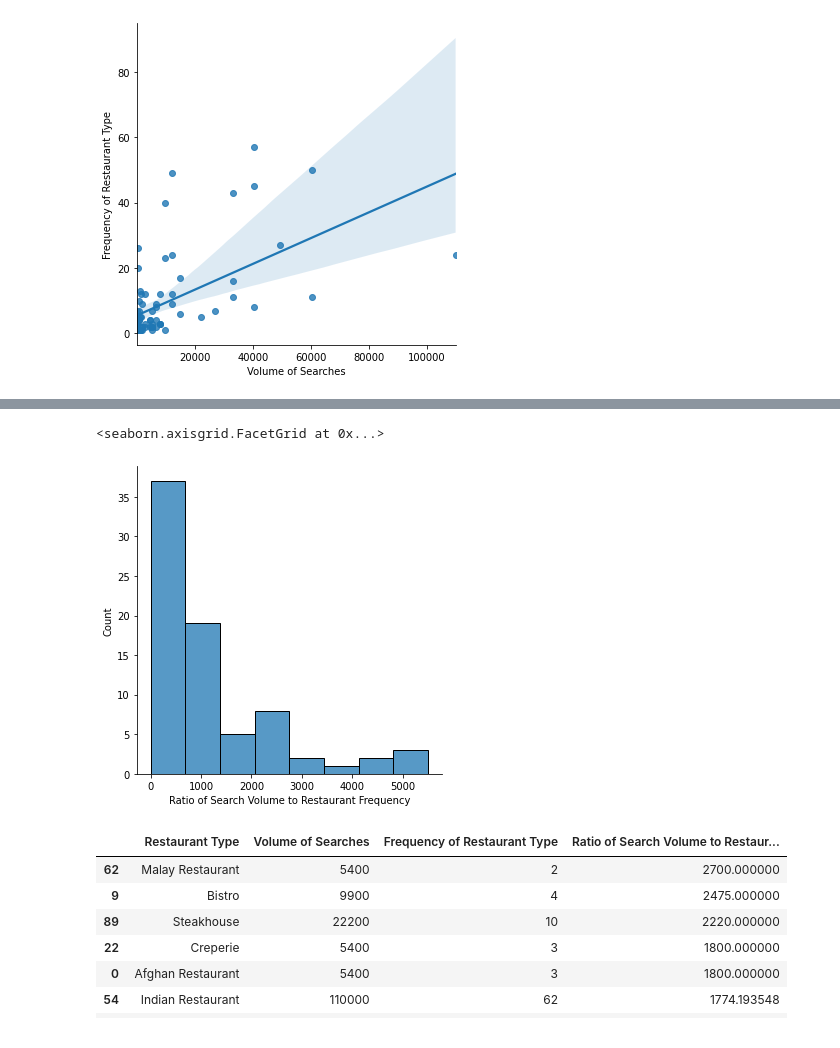
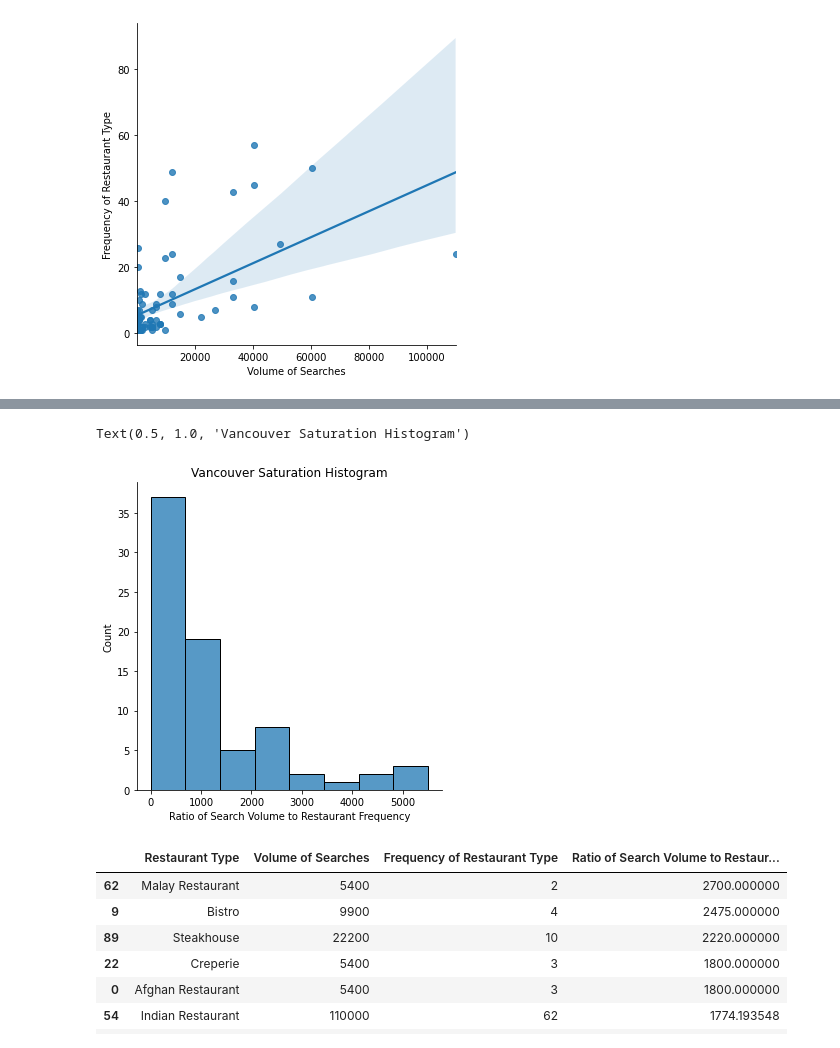
Before and after one commit to ReidZaffino/Coursera_Capstone, a Jupyter notebook: Restaurant Diversity and Demand Analysis of Major Canadian Cities.ipynb, the cells around one changed output, grey strips where cells are left out. Saved outputs shown, nothing was run; the diff lists cells and outputs as text; code cells hidden in the pictures.

```diff
--- a/Restaurant Diversity and Demand Analysis of Major Canadian Cities.ipynb
+++ b/Restaurant Diversity and Demand Analysis of Major Canadian Cities.ipynb
@@ -417,11 +431,12 @@ sns.displot(data = mpruned.drop(labels=[9, 44], axis=0), x ='Ratio of Search Vol
 # %%
 vRatio = vpruned['Volume of Searches']/vpruned['Frequency of Restaurant Type']
 #vpruned = vpruned.drop('Ratio of Search Volume to Restaurant Frequency', axis = 1)
 vpruned.insert(3, 'Ratio of Search Volume to Restaurant Frequency', vRatio)
 sns.displot(data = vpruned.drop(labels=[7], axis=0), x ='Ratio of Search Volume to Restaurant Frequency', bins = 8)
+plt.title("Vancouver Saturation Histogram")
 # %% [output]
-<seaborn.axisgrid.FacetGrid at 0x...>
+Text(0.5, 1.0, 'Vancouver Saturation Histogram')
-[figure, old version]
+[figure, new version]
 # %%
 #Buffet, Bakery, Restaurant, Food
 ttop_35 = tpruned.sort_values('Volume of Searches', ascending = False).head(35)
```
Also changed, not shown: parts of 13 cells of this notebook.
